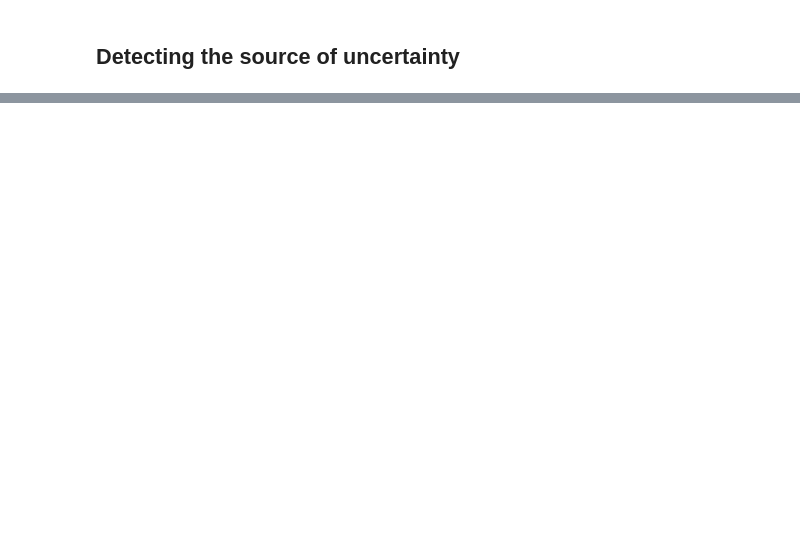
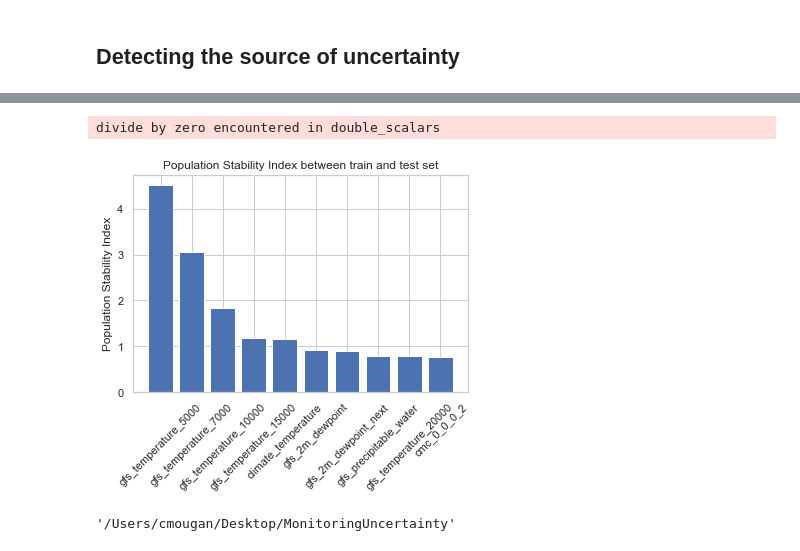
Before and after one commit to cmougan/MonitoringUncertainty, a Jupyter notebook: WeatherShifts.ipynb, the cells around one changed output, grey strips where cells are left out. Saved outputs shown, nothing was run; the diff lists cells and outputs as text; code cells hidden in the pictures; blank space fills up the shorter version.

```diff
--- a/WeatherShifts.ipynb
+++ b/WeatherShifts.ipynb
@@ -131,20 +158,30 @@ shap.plots.bar(shap_values)
 # %%
 psi_dic = []
 for c in X_tr.columns:
     psi_dic.append([c, psi(X_tr[c], X_te[c]),ks_2samp(X_tr[c], X_te[c]).statistic])
 
 
 
 psi_dic = pd.DataFrame(psi_dic, columns=["column", "psi",'ks'])
 
 
 plt.figure()
+plt.title('Population Stability Index between train and test set')
+plt.ylabel('Population Stability Index')
 keys = psi_dic.sort_values("psi", ascending=False).head(10).column.values
 values = psi_dic.sort_values("psi", ascending=False).head(10).psi.values
 
 plt.bar(keys, values)
 plt.xticks(rotation=45)
+plt.savefig('experiments/xai/psi.png')
 plt.show()
+# %% [output]
+divide by zero encountered in double_scalars
+[figure, added]
+# %%
+pwd
+# %% [output]
+'/Users/cmougan/Desktop/MonitoringUncertainty'
 # %%
 plt.figure()
 keys = psi_dic.sort_values("ks", ascending=False).head(10).column.values
```
Also changed, not shown: parts of 11 cells of this notebook, 4 other files.
